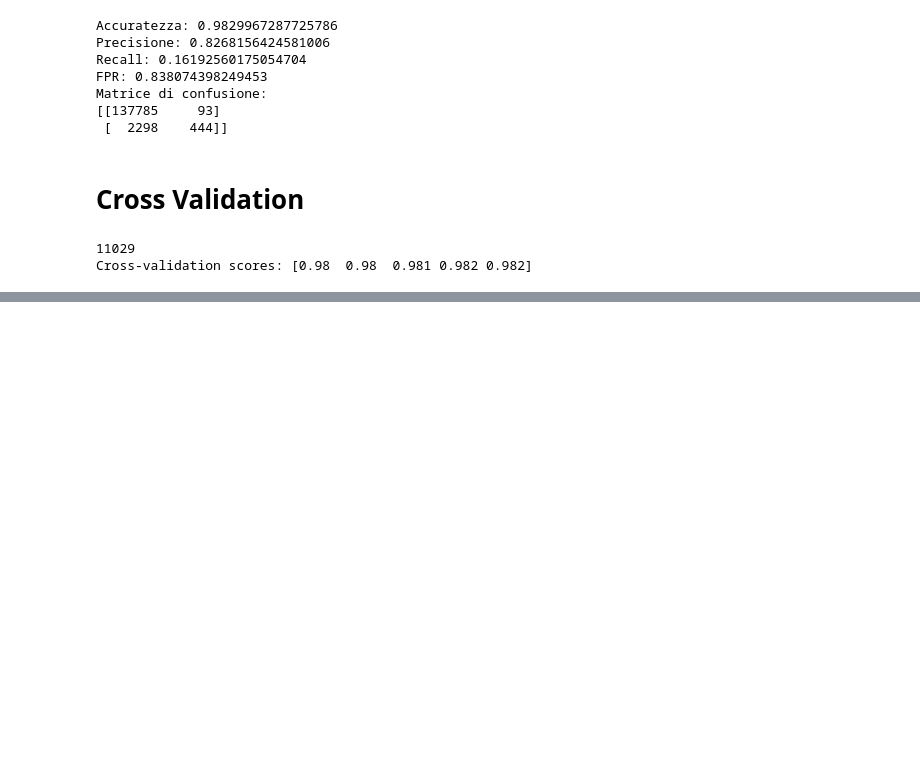
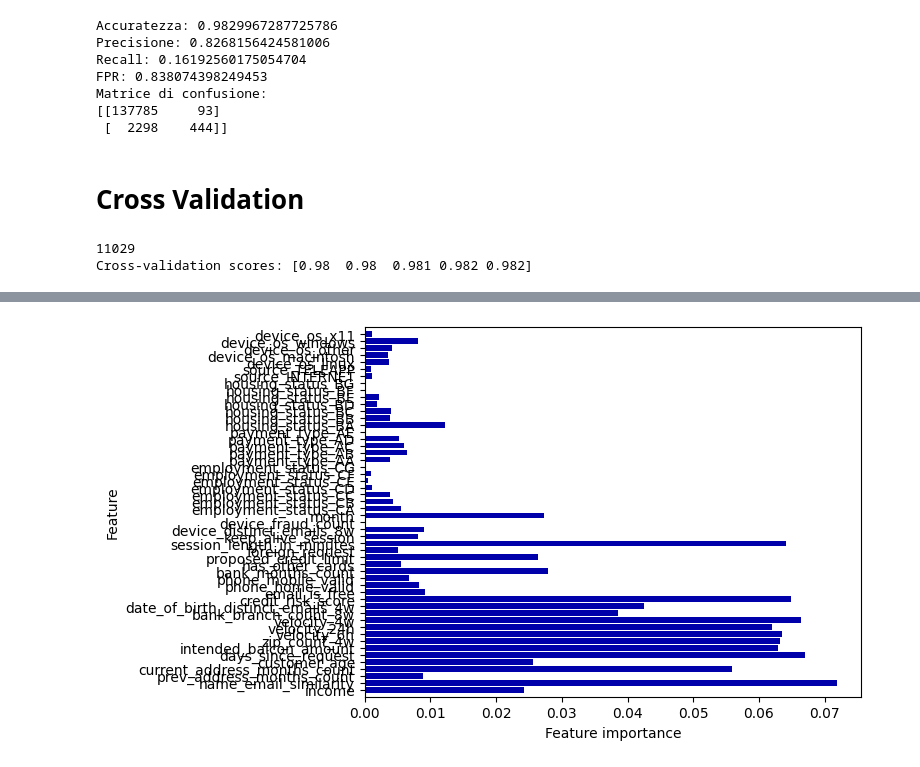
Before and after one commit to AndreaCerretti/bank_account_fraud, a Jupyter notebook: test_cross_validation e information gain.ipynb, the cells around one changed output, grey strips where cells are left out. Saved outputs shown, nothing was run; the diff lists cells and outputs as text; code cells hidden in the pictures; blank space fills up the shorter version.

Commit message:
Cross validation e information gain

```diff
--- a/test_cross_validation e information gain.ipynb
+++ b/test_cross_validation e information gain.ipynb
@@ -287,0 +372,32 @@ Punteggi totali:
+# %%
+df = pd.read_csv("Base.csv")
+
+df = ohe(df,['employment_status','payment_type','housing_status', 'source', 'device_os'])
+
+feature_cols = ['income', 'name_email_similarity',
+'prev_address_months_count', 'current_address_months_count',
+'customer_age', 'days_since_request', 'intended_balcon_amount',
+'zip_count_4w', 'velocity_6h', 'velocity_24h', 'velocity_4w',
+'bank_branch_count_8w', 'date_of_birth_distinct_emails_4w',
+'credit_risk_score', 'email_is_free', 'phone_home_valid',
+'phone_mobile_valid', 'bank_months_count', 'has_other_cards',
+'proposed_credit_limit', 'foreign_request', 'session_length_in_minutes',
+'keep_alive_session', 'device_distinct_emails_8w', 'device_fraud_count',
+'month', 'employment_status_CA', 'employment_status_CB',
+'employment_status_CC', 'employment_status_CD', 'employment_status_CE',
+'employment_status_CF', 'employment_status_CG', 'payment_type_AA',
+'payment_type_AB', 'payment_type_AC', 'payment_type_AD',
+'payment_type_AE', 'housing_status_BA', 'housing_status_BB',
+'housing_status_BC', 'housing_status_BD', 'housing_status_BE',
+'housing_status_BF', 'housing_status_BG', 'source_INTERNET',
+'source_TELEAPP', 'device_os_linux', 'device_os_macintosh',
+'device_os_other', 'device_os_windows', 'device_os_x11']
+
+X = df[feature_cols] # Features
+y = df['fraud_bool'] # Target variable
+
+X_train, X_test, y_train, y_test = train_test_split(X, y, random_state=0)
+
+from sklearn.ensemble import RandomForestClassifier
+model = RandomForestClassifier()
+model = train(df, model)
@@ -287,0 +412,12 @@ Punteggi totali:
+# %%
+def plot_feature_importances_cancer(model):
+    n_features = len(feature_cols)
+    plt.barh(np.arange(n_features), model.feature_importances_, align='center')
+    plt.yticks(np.arange(n_features), feature_cols)
+    plt.xlabel("Feature importance")
+    plt.ylabel("Feature")
+    plt.ylim(-1, n_features)
+
+plot_feature_importances_cancer(model)
+# %% [output]
+[figure, added]
```
Also changed, not shown: parts of 16 cells of this notebook, 2 other files.
